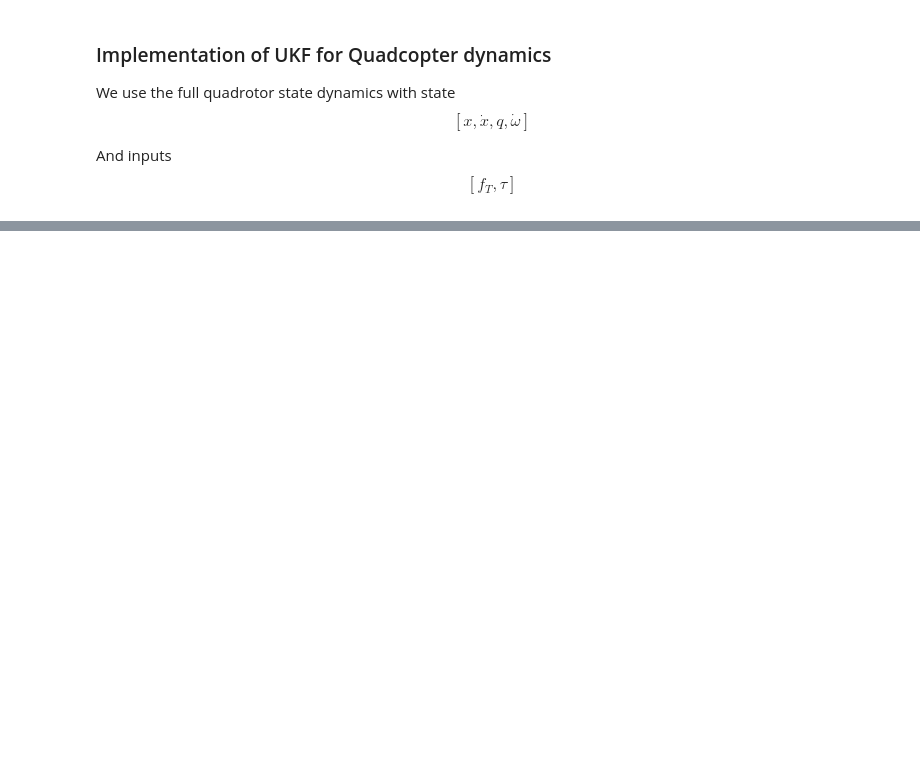
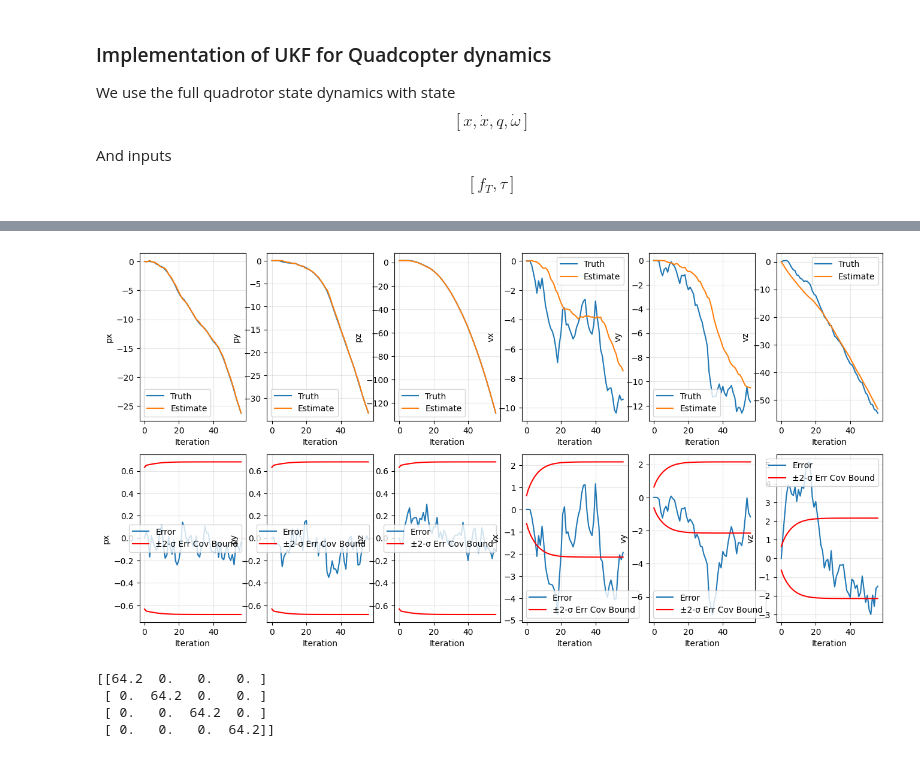
Before and after one commit to jrached/ros2_px4_stack, a Jupyter notebook: ros2_px4_stack/ukf.ipynb, the cells around one changed output, grey strips where cells are left out. Saved outputs shown, nothing was run; the diff lists cells and outputs as text; code cells hidden in the pictures; blank space fills up the shorter version.

```diff
--- a/ros2_px4_stack/ukf.ipynb
+++ b/ros2_px4_stack/ukf.ipynb
@@ -242,7 +264,7 @@ class UKF():
         Xk[self.L+1:, :] = self.xhat[:, 0] - sqrtQ.T
 
         # Push sigma points through dynamics and recover state at k+1
-        Xkp1 = np.array([self.f(Xk[i, :].reshape(-1, 1), np.zeros((4, 1)), self.quad.dt).flatten() for i in range(2 * self.L + 1)]).reshape((2 * self.L + 1, self.L))
+        Xkp1 = np.array([self.f(Xk[i, :].reshape(self.L, 1), np.zeros((4, 1)), self.quad.dt).flatten() for i in range(2 * self.L + 1)]).reshape((2 * self.L + 1, self.L))
         self.xhat = np.sum(Wm * Xkp1, axis=0).reshape(-1, 1)
 
         # Recover state covariance at k_1
@@ -260,7 +282,7 @@ class UKF():
         ykp1 = np.sum(Wm * Ykp1, axis=0).reshape(-1, 1)
 
         # Recover y covariance at k+1
-        Qy_kp1 = (Wc.T * (Ykp1 - ykp1.T)).T @ (Ykp1 - ykp1.T) + self.R
+        Qy_kp1 = (Wc * (Ykp1 - ykp1.T)).T @ (Ykp1 - ykp1.T) + self.R
 
         # Compute xy cross covariance at k+1
         Qxy_kp1 =  (Wc * (Xkp1 - self.xhat.T)).T @ (Ykp1 - ykp1.T)
@@ -274,5 +296,6 @@ class UKF():
         """
         Wrapper function to keep track of estimate and covariance history
         """
+        self.filter_UT(y_mes)
         self.xhath.append(copy.deepcopy(self.xhat))
         self.Qh.append(copy.deepcopy(self.Q))
@@ -279,10 +353,12 @@ class UKF():
 # %%
 # Simulate quad for a back and forth trajectory in x
 dt = 0.1
+time = np.arange(0, 5.5+dt, dt)
 
 # Initial conditions
 Q0 = np.diag([1.] * 13) * 1e-1
-x0 = np.array([0., 0., 1.5., 0., 0., 0., 1., 0., 0., 0., 0., 0., 0.,]) # p: 0, 0, 1.5; v: 0, 0, 0; q: 1, 0, 0, 0; omega: 0, 0, 0
+x0 = np.array([[0., 0., 1.5, 0., 0., 0., 1., 0., 0., 0., 0., 0., 0.,]]).T # p: 0, 0, 1.5; v: 0, 0, 0; q: 1, 0, 0, 0; omega: 0, 0, 0
 
 # Initialize quad and ukf
-quad = Quad()
+quad = Quad(x0, dt)
+ukf = UKF(quad, x0, Q0)
@@ -289,3 +377,35 @@ quad = Quad()
+# %%
+### Plotting code
+import matplotlib.pyplot as plt
+
+xgt = np.array(quad.xh)
+xhat = np.array(ukf.xhath)
+xerr = xgt - xhat
+Qdiag = np.array([np.diag(Q) for Q in ukf.Qh])
+sigma = 2
+
+fig, ax = plt.subplots(2, 6, figsize=(16, 8))
+ylabels = ["px", "py", "pz", "vx", "vy", "vz", "qw", "qx", "qy", "qz", "omx", "omy", "omz"]
+
+
+for i in range(6):
+    ax[0][i].plot(xgt[:,i],label='Truth')
+    ax[0][i].plot(xhat[:,i],label='Estimate')
+    ax[0][i].set_xlabel('Iteration')
+    ax[0][i].set_ylabel(ylabels[i])
+    ax[0][i].legend()
+    ax[0][i].grid(alpha=0.3)
+
+for i in range(6):
+    ax[1][i].plot(xerr[:,i],label='Error')
+    ax[1][i].plot( sigma*np.sqrt(Qdiag[:,i]), label=f'±{sigma}-σ Err Cov Bound', color='r')
+    ax[1][i].plot(-sigma*np.sqrt(Qdiag[:,i]), color='r')
+    ax[1][i].set_xlabel('Iteration')
+    ax[1][i].set_ylabel(ylabels[i])
+    ax[1][i].legend()
+    ax[1][i].grid(alpha=0.3)
+# %% [output]
+[figure, added]
 # %%
 ### Dynamics
 def get_drone_frame(point):
@@ -358,3 +478,14 @@ def get_angular(point):
     r = float(dpsi * (z_W.T @ z_B)[0, 0])
 
     return p, q, r
+# %%
+var1 = 64.2
+var2 = 64.2
+
+cov = np.diag([var1, var2, var2, var2])
+print(cov)
+# %% [output]
+[[64.2  0.   0.   0. ]
+ [ 0.  64.2  0.   0. ]
+ [ 0.   0.  64.2  0. ]
+ [ 0.   0.   0.  64.2]]
```
Also changed, not shown: parts of 4 cells of this notebook.
